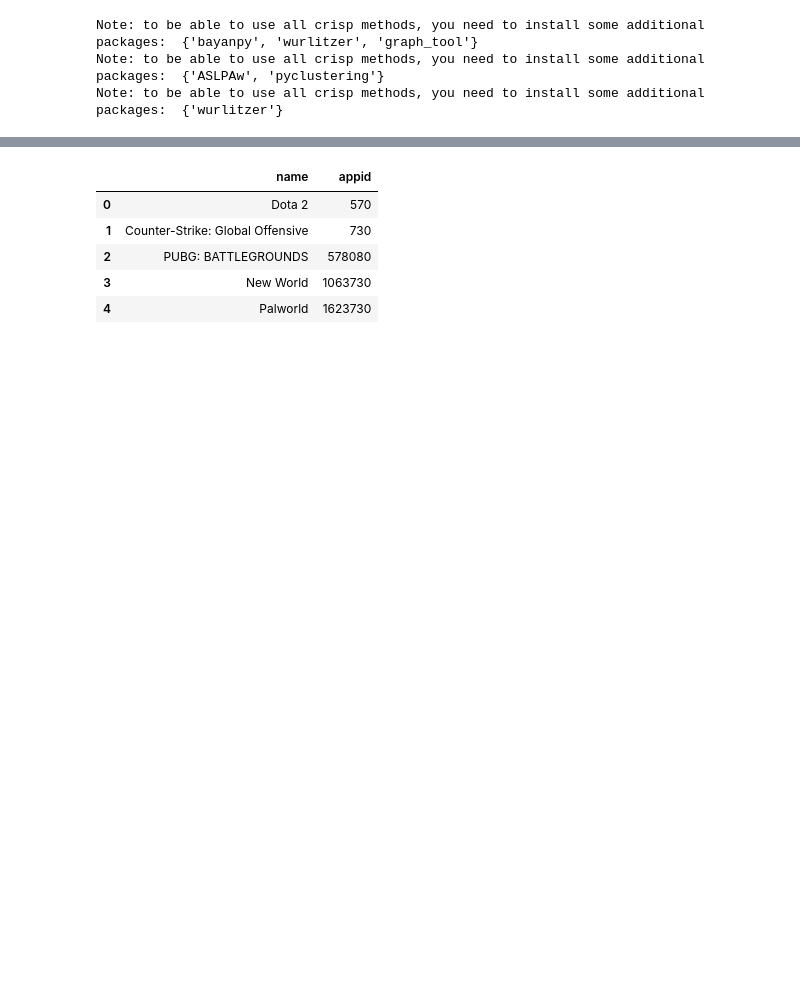
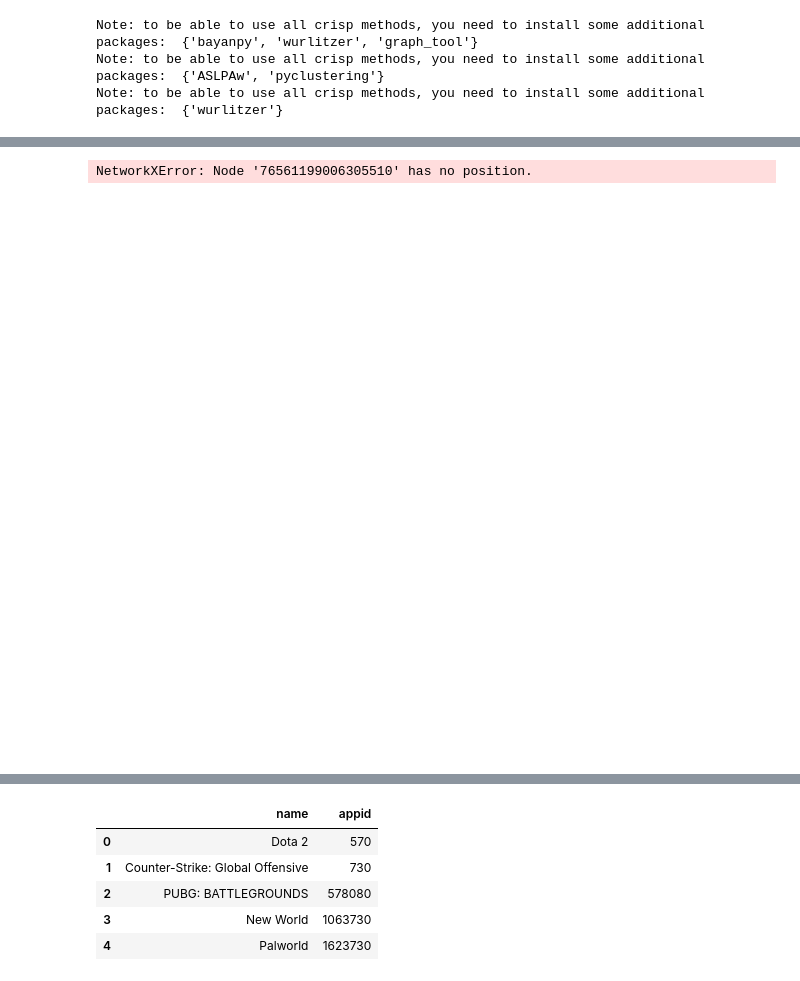
Before and after one commit to SanchoSamba/INA_Project, a Jupyter notebook: Adam.ipynb, the cells around one changed output, grey strips where cells are left out. Drawn from its saved outputs; the diff is of its cells as text; code cells hidden in the pictures; blank space fills up the shorter version.

```diff
--- a/Adam.ipynb
+++ b/Adam.ipynb
@@ -114,0 +131,4 @@ mod = coms.newman_girvan_modularity()
+# %%
+
+coms = algorithms.louvain(G1, weight='weight', resolution=1.)
+mod = coms.newman_girvan_modularity()
@@ -115,3 +157,10 @@ mod = coms.newman_girvan_modularity()
+# %%
+pos = nx.spring_layout(G1)
+viz.plot_network_clusters(G1, coms, pos)
+viz.plot_community_graph(G1, coms)
+# %% [output]
+NetworkXError: Node '76561199006305510' has no position.
+[figure, added]
 # %%
 pos = nx.spring_layout(G)
 viz.plot_network_clusters(G, coms, pos)
```
Also changed, not shown: parts of 8 cells of this notebook, 3 other files.
